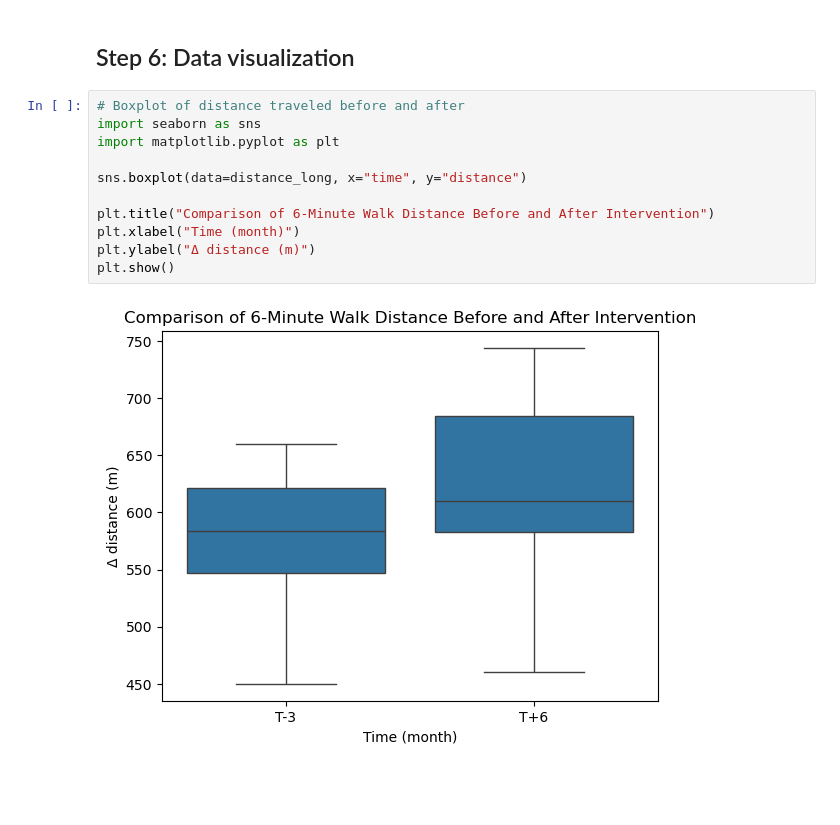
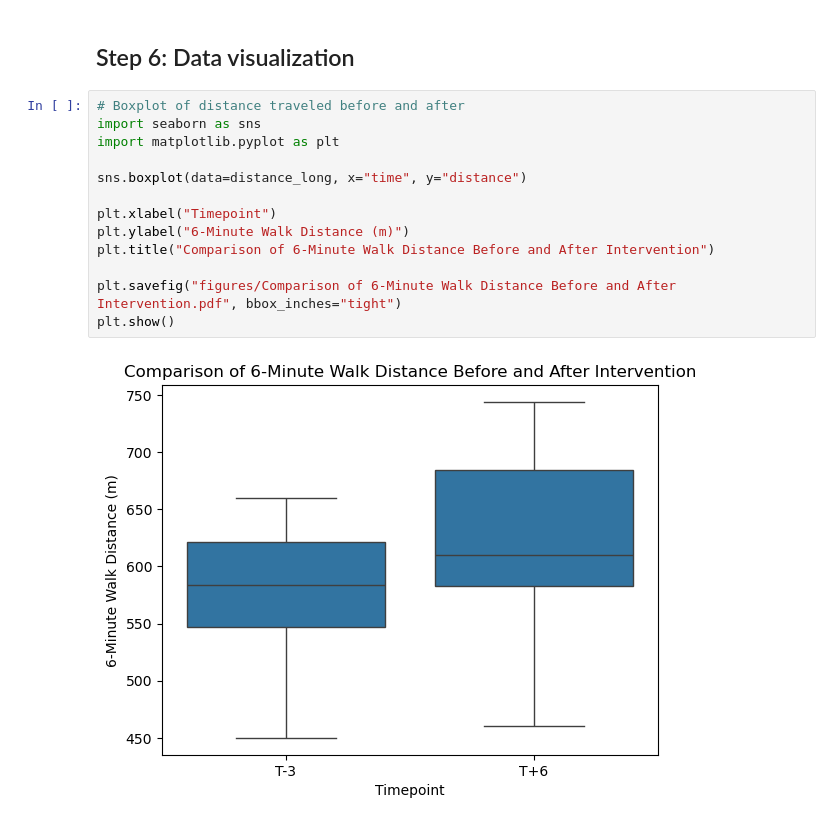
Before and after one commit to chloelaignel31-boop/Laignel.Chloe, a Jupyter notebook: main.ipynb, the cells around one changed output. Drawn from its saved outputs; the diff is of its cells as text; blank space fills up the shorter version.

Commit message:
Save figure 2

```diff
--- a/main.ipynb
+++ b/main.ipynb
@@ -179,13 +179,15 @@ print(data_inclus[["id", "delta_6mwt"]])
 # %%
 # Boxplot of distance traveled before and after
 import seaborn as sns
 import matplotlib.pyplot as plt
 
 sns.boxplot(data=distance_long, x="time", y="distance")
 
+plt.xlabel("Timepoint")
+plt.ylabel("6-Minute Walk Distance (m)")
 plt.title("Comparison of 6-Minute Walk Distance Before and After Intervention")
-plt.xlabel("Time (month)")
-plt.ylabel("Δ distance (m)")
+
+plt.savefig("figures/Comparison of 6-Minute Walk Distance Before and After Intervention.pdf", bbox_inches="tight")
 plt.show()
 # %% [output]
-[figure, old version]
+[figure, new version]
```
Also changed, not shown: parts of 3 cells of this notebook, 1 other file.
